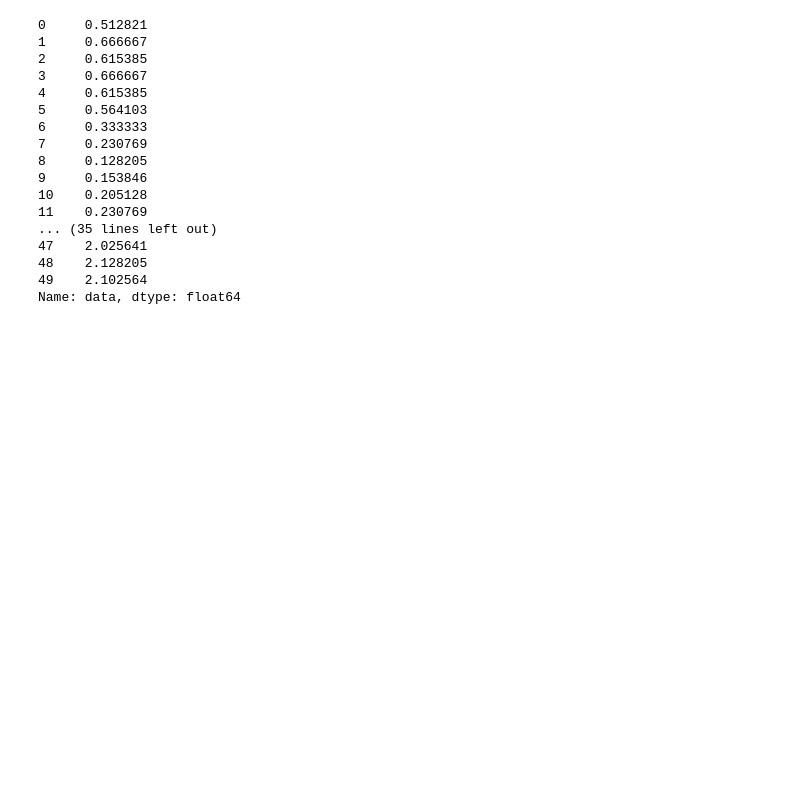
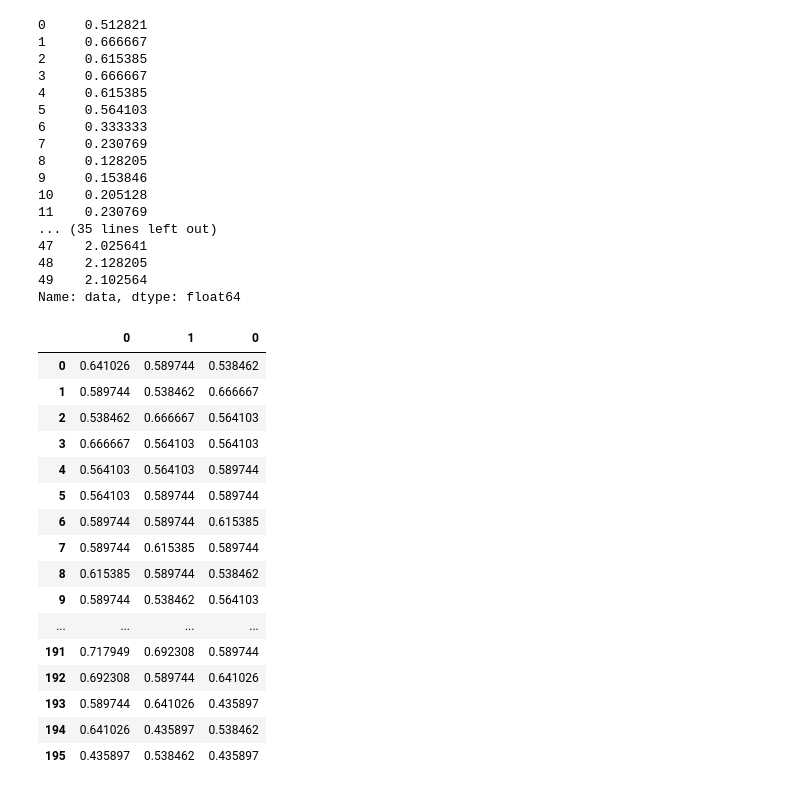
Before and after one commit to Yayanmnh/kuispro, a Jupyter notebook: projek.ipynb, the cells around one changed output. Saved outputs shown, nothing was run; the diff lists cells and outputs as text; code cells hidden in the pictures; blank space fills up the shorter version.

Commit message:
split squence

```diff
--- a/projek.ipynb
+++ b/projek.ipynb
@@ -67,3 +67,56 @@ test
 48    2.128205
 49    2.102564
 Name: data, dtype: float64
+# %%
+import numpy as np
+from numpy import array
+
+def split_sequence(sequence, n_steps):
+  X, y = list(), list()
+  for i in range(len(sequence)):
+    # find the end of this pattern
+    end_ix = i + n_steps
+    # check if we are beyond the sequence
+    if end_ix > len(sequence)-1:
+      break
+    # gather input and output parts of the pattern
+    seq_x, seq_y = sequence[i:end_ix], sequence[end_ix]
+    X.append(seq_x)
+    y.append(seq_y)
+
+  return array(X), array(y)
+
+df_X, df_Y = split_sequence(train, 2)
+x = pd.DataFrame(df_X)
+y = pd.DataFrame(df_Y)
+dataset_train = pd.concat([x, y], axis=1)
+
+X_train = dataset_train.iloc[:, :2].values
+Y_train = dataset_train.iloc[:, -1].values
+test_x, test_y = split_sequence(test, 2)
+x = pd.DataFrame(test_x)
+y = pd.DataFrame(test_y)
+dataset_test = pd.concat([x, y], axis=1)
+dataset_test.to_csv('data-test.csv', index=False)
+X_test = dataset_test.iloc[:, :2].values
+Y_test = dataset_test.iloc[:, -1].values
+
+dataset_train
+# %% [output]
+|  | 0 | 1 | 0 |
+| 0 | 0.641026 | 0.589744 | 0.538462 |
+| 1 | 0.589744 | 0.538462 | 0.666667 |
+| 2 | 0.538462 | 0.666667 | 0.564103 |
+| 3 | 0.666667 | 0.564103 | 0.564103 |
+| 4 | 0.564103 | 0.564103 | 0.589744 |
+| 5 | 0.564103 | 0.589744 | 0.589744 |
+| 6 | 0.589744 | 0.589744 | 0.615385 |
+| 7 | 0.589744 | 0.615385 | 0.589744 |
+| 8 | 0.615385 | 0.589744 | 0.538462 |
+| 9 | 0.589744 | 0.538462 | 0.564103 |
+| ... | ... | ... | ... |
+| 191 | 0.717949 | 0.692308 | 0.589744 |
+| 192 | 0.692308 | 0.589744 | 0.641026 |
+| 193 | 0.589744 | 0.641026 | 0.435897 |
+| 194 | 0.641026 | 0.435897 | 0.538462 |
+| 195 | 0.435897 | 0.538462 | 0.435897 |
```
